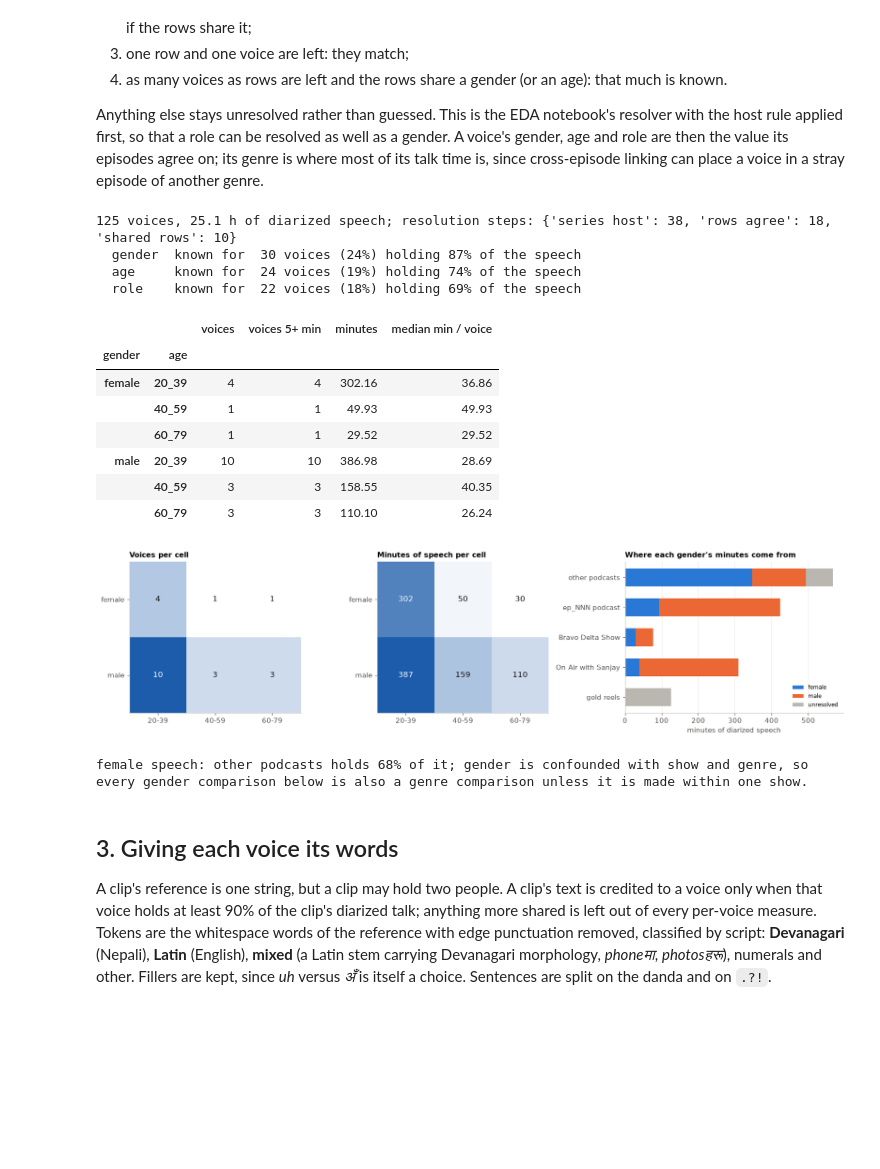
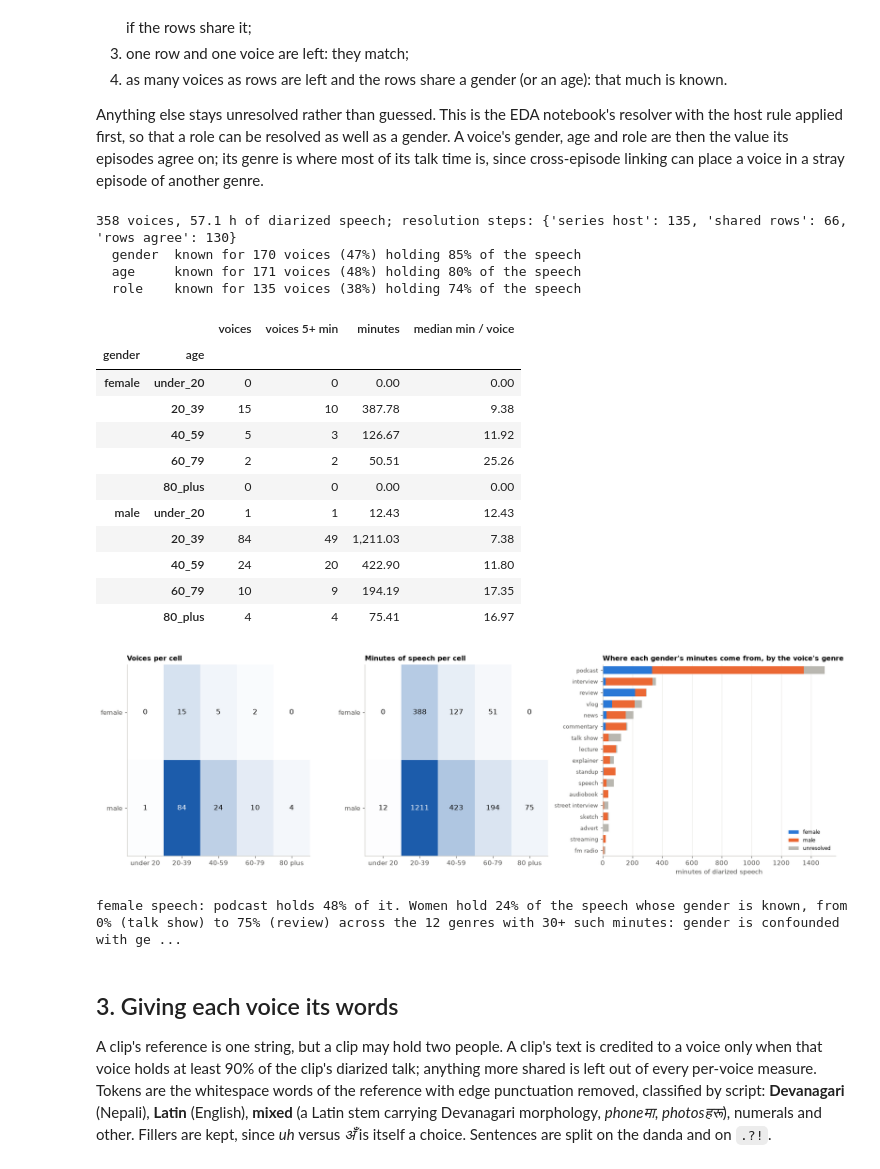
Before and after one commit to Sagyam/labeling-harness, a Jupyter notebook: notebooks/02_Sociolinguistics.ipynb, the cells around one changed output. Saved outputs shown, nothing was run; the diff lists cells and outputs as text; code cells hidden in the pictures; blank space fills up the shorter version.

```diff
--- a/notebooks/02_Sociolinguistics.ipynb
+++ b/notebooks/02_Sociolinguistics.ipynb
@@ -248,16 +254,17 @@ def agree(values):
     return vals.pop() if len(vals) == 1 else "unresolved"
 
 
+SERIES = (("on_air_with_sanjay_", "On Air with Sanjay"), ("the_bravo_delta_show_", "Bravo Delta Show"))
+
+
 def show(ep_id):
-    meta = EP_META[ep_id]
-    if not meta.get("genre"):
-        return "gold reels"
-    if meta["genre"] == "tech_review":
-        return "tech reviews"
-    for prefix, name in (("on_air_with_sanjay_", "On Air with Sanjay"), ("the_bravo_delta_show_", "Bravo Delta Show")):
+    """The series an episode id names, or the episode's genre when it names none."""
+    for prefix, name in SERIES:
         if ep_id.startswith(prefix):
             return name
-    return "ep_NNN podcast" if re.match(r"ep_\d+_", ep_id) else "other podcasts"
+    if re.match(r"ep_\d+_", ep_id):
+        return "ep_NNN podcast"
+    return pretty(EP_META[ep_id].get("genre") or "unclassified")
 
 
 usable["show"] = usable.episode.map(show)
@@ -284,52 +291,60 @@ grid = pd.DataFrame({
 }).fillna(0).reindex(pd.MultiIndex.from_product([GENDERS, AGES], names=["gender", "age"]), fill_value=0)
 display(grid)
 # %% [output]
-125 voices, 25.1 h of diarized speech; resolution steps: {'series host': 38, 'rows agree': 18, 'shared rows': 10}
-  gender  known for  30 voices (24%) holding 87% of the speech
-  age     known for  24 voices (19%) holding 74% of the speech
-  role    known for  22 voices (18%) holding 69% of the speech
+358 voices, 57.1 h of diarized speech; resolution steps: {'series host': 135, 'shared rows': 66, 'rows agree': 130}
+  gender  known for 170 voices (47%) holding 85% of the speech
+  age     known for 171 voices (48%) holding 80% of the speech
+  role    known for 135 voices (38%) holding 74% of the speech
 |  |  | voices | voices 5+ min | minutes | median min / voice |
 | gender | age |  |  |  |  |
-| female | 20_39 | 4 | 4 | 302.16 | 36.86 |
-|  | 40_59 | 1 | 1 | 49.93 | 49.93 |
-|  | 60_79 | 1 | 1 | 29.52 | 29.52 |
-| male | 20_39 | 10 | 10 | 386.98 | 28.69 |
-|  | 40_59 | 3 | 3 | 158.55 | 40.35 |
-|  | 60_79 | 3 | 3 | 110.10 | 26.24 |
+| female | under_20 | 0 | 0 | 0.00 | 0.00 |
+|  | 20_39 | 15 | 10 | 387.78 | 9.38 |
+|  | 40_59 | 5 | 3 | 126.67 | 11.92 |
+|  | 60_79 | 2 | 2 | 50.51 | 25.26 |
+|  | 80_plus | 0 | 0 | 0.00 | 0.00 |
+| male | under_20 | 1 | 1 | 12.43 | 12.43 |
+|  | 20_39 | 84 | 49 | 1,211.03 | 7.38 |
+|  | 40_59 | 24 | 20 | 422.90 | 11.80 |
+|  | 60_79 | 10 | 9 | 194.19 | 17.35 |
+|  | 80_plus | 4 | 4 | 75.41 | 16.97 |
 # %%
-fig, axes = plt.subplots(1, 3, figsize=(15, 3.9), gridspec_kw={"width_ratios": [1.1, 1.1, 1.4]})
+fig, axes = plt.subplots(1, 3, figsize=(16, 5), gridspec_kw={"width_ratios": [1.1, 1.1, 1.4]})
 for ax, col, title in ((axes[0], "voices", "Voices per cell"), (axes[1], "minutes", "Minutes of speech per cell")):
     m = grid[col].unstack("age").reindex(GENDERS).reindex(columns=AGES)
     ax.imshow(m.to_numpy(), cmap=plt.matplotlib.colors.LinearSegmentedColormap.from_list("blue", ["#ffffff", RAMP[3]]), aspect="auto")
     for i, g in enumerate(GENDERS):
         for j, a in enumerate(AGES):
             v = m.loc[g, a]
             ax.text(j, i, f"{v:.0f}", ha="center", va="center", fontsize=11, color="white" if v > m.to_numpy().max() * 0.6 else INK)
     ax.set_xticks(range(len(AGES)), [pretty(a) for a in AGES])
     ax.set_yticks(range(len(GENDERS)), GENDERS)
     ax.set(title=title)
     ax.grid(False)
 
 ax = axes[2]
-order = ["gold reels", "tech reviews", "On Air with Sanjay", "Bravo Delta Show", "ep_NNN podcast", "other podcasts"]
-by_show = SPK.assign(show1=SPK.show.str.split(", ").str[0]).groupby(["show1", "gender"]).talk_min.sum().unstack(fill_value=0)
-by_show = by_show.reindex([s for s in order if s in by_show.index]).reindex(columns=["female", "male", "unresolved"], fill_value=0)
-left = np.zeros(len(by_show))
-for g in by_show.columns:
-    ax.barh(by_show.index, by_show[g], left=left, color=GENDER_COLOR[g], label=g, height=0.6)
-    left += by_show[g].to_numpy()
-ax.set(title="Where each gender's minutes come from", xlabel="minutes of diarized speech")
+by_genre = SPK.groupby(["genre", "gender"]).talk_min.sum().unstack(fill_value=0)
+by_genre = by_genre.reindex([g for g in GENRES if g in by_genre.index]).reindex(columns=["female", "male", "unresolved"], fill_value=0)
+left = np.zeros(len(by_genre))
+for g in by_genre.columns:
+    ax.barh(range(len(by_genre)), by_genre[g], left=left, color=GENDER_COLOR[g], label=g, height=0.68)
+    left += by_genre[g].to_numpy()
+ax.set_yticks(range(len(by_genre)), [pretty(g) for g in by_genre.index], fontsize=8.5)
+ax.set_ylim(len(by_genre) - 0.5, -0.5)
+ax.set(title="Where each gender's minutes come from, by the voice's genre", xlabel="minutes of diarized speech")
 ax.grid(axis="y", visible=False)
 ax.legend(fontsize=8, loc="lower right")
 fig.tight_layout()
 save(fig, "01_voices_by_cell")
 plt.show()
-f_share = by_show["female"] / by_show["female"].sum()
-print(f"female speech: {f_share.idxmax()} holds {f_share.max():.0%} of it; gender is confounded with show and genre, "
-      f"so every gender comparison below is also a genre comparison unless it is made within one show.")
+f_share = by_genre["female"] / by_genre["female"].sum()
+known_min = by_genre[["female", "male"]]
+f_in = (known_min.female / known_min.sum(axis=1))[known_min.sum(axis=1) >= 30]
+print(f"female speech: {pretty(f_share.idxmax())} holds {f_share.max():.0%} of it. Women hold {known_min.female.sum() / known_min.to_numpy().sum():.0%} of the "
+      f"speech whose gender is known, from {f_in.min():.0%} ({pretty(f_in.idxmin())}) to {f_in.max():.0%} ({pretty(f_in.idxmax())}) across the {len(f_in)} genres "
+      f"with 30+ such minutes: gender is confounded with genre, so every gender comparison below is also a genre comparison unless it is made within one genre.")
 # %% [output]
-[figure, old version]
+[figure, new version]
-female speech: other podcasts holds 68% of it; gender is confounded with show and genre, so every gender comparison below is also a genre comparison unless it is made within one show.
+female speech: podcast holds 48% of it. Women hold 24% of the speech whose gender is known, from 0% (talk show) to 75% (review) across the 12 genres with 30+ such minutes: gender is confounded with ge ...
 # %% [markdown]
 ## 3. Giving each voice its words
 
```
Also changed, not shown: parts of 13 cells of this notebook, 17 other files.
